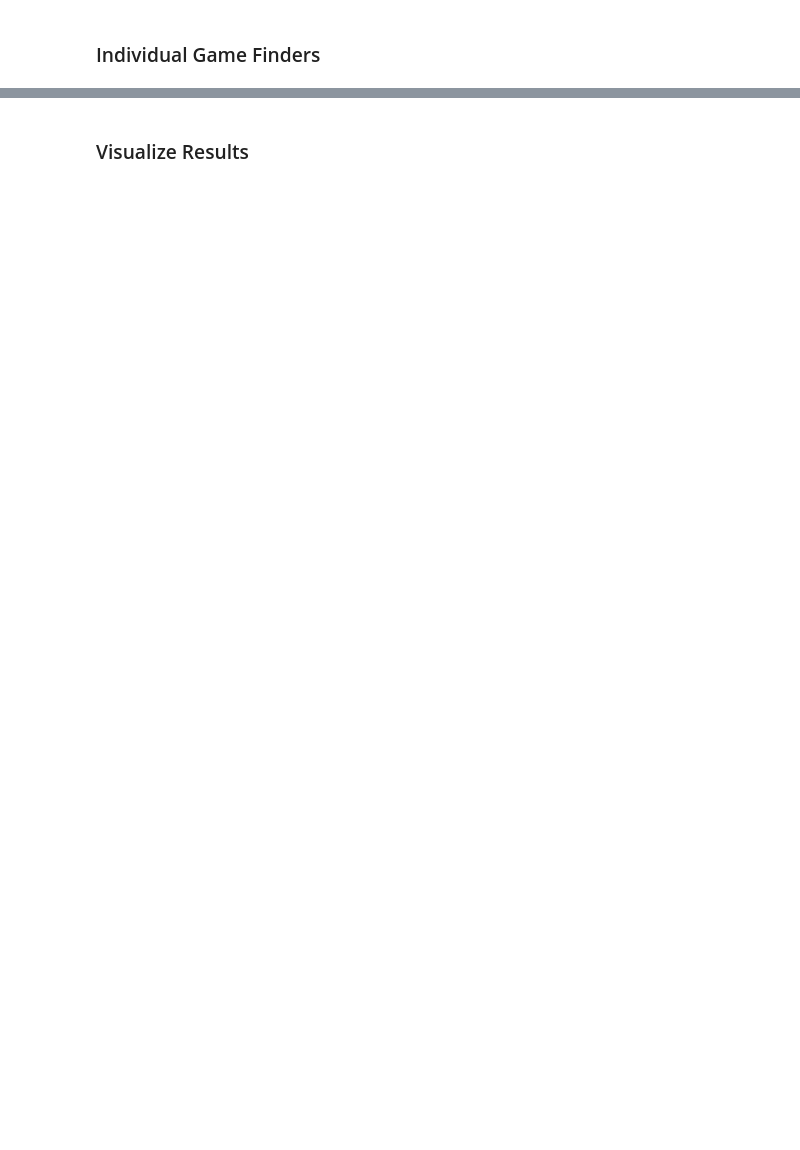
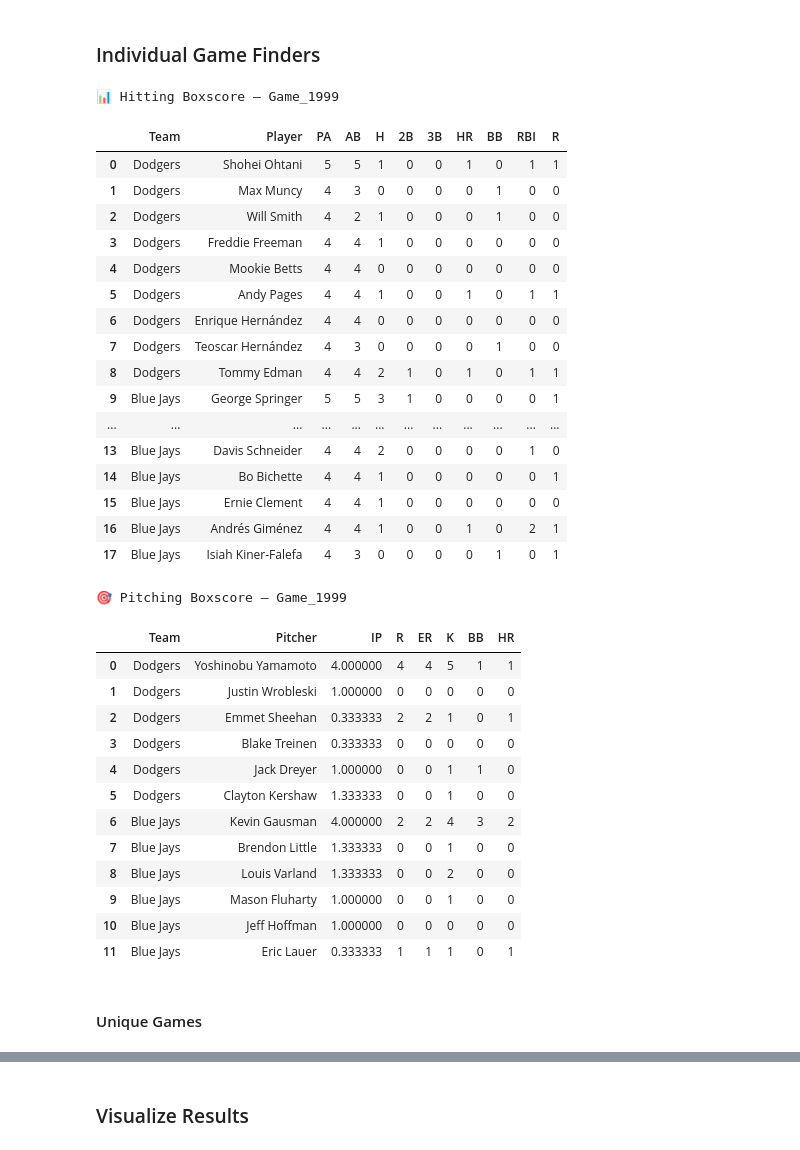
Before and after one commit to bwoodrum3/ws_2025_monte_carlo, a Jupyter notebook: 02_explore_results.ipynb, the cells around one changed output, grey strips where cells are left out. Saved outputs shown, nothing was run; the diff lists cells and outputs as text; code cells hidden in the pictures; blank space fills up the shorter version.

Commit message:
Basic functioning version
Still a few bugs, and no pinch hitting or injury code. I would also like to have SPs going deeper, but this is pretty close for now.

```diff
--- a/02_explore_results.ipynb
+++ b/02_explore_results.ipynb
@@ -262,24 +262,26 @@ import copy
 import pandas as pd
 from sim import simulate_game
 
-n_sims = 1000
+# --- Config ---
+n_sims = 2000  # reduced for quicker run
 all_results = []
 hitting_boxscores = {}
 pitching_boxscores = {}
+inning_boxscores = {}  # 🆕 collect inning-by-inning boxscores
 
+# --- Simulation Loop ---
 for i in range(n_sims):
-    t1 = copy.deepcopy(team_bluejays)
-    t2 = copy.deepcopy(team_dodgers)
+    t1 = copy.deepcopy(team_dodgers)
+    t2 = copy.deepcopy(team_bluejays)
 
-    # Unpack all three return values
-    score, hit_df, pit_df, log_df = simulate_game(
+    # Unpack all return values (now includes box_df)
+    score, hit_df, pit_df, log_df, box_df = simulate_game(
         team1=t1,
         team2=t2,
         hitter_probs=hitter_probs,
         pitcher_probs=pitcher_probs,
         verbose=False
     )
-
 
     game_id = f"Game_{i+1}"
     all_results.append({
@@ -289,14 +291,20 @@ for i in range(n_sims):
         "winner": "Blue Jays" if score["Blue Jays"] > score["Dodgers"] else "Dodgers"
     })
 
-    # Save full boxscores for both hitting and pitching
+    # Store all boxscores
     hitting_boxscores[game_id] = hit_df
     pitching_boxscores[game_id] = pit_df
+    inning_boxscores[game_id] = box_df  # 🆕
 
-# Convert summary results into a DataFrame
+# --- Summary DataFrames ---
 results_df = pd.DataFrame(all_results)
 
-# Display win percentages
-display(results_df["winner"].value_counts(normalize=True))
+# --- Combine all inning boxscores into one master table ---
+all_boxes = pd.concat(
+    [df.assign(game_id=gid) for gid, df in inning_boxscores.items()],
+    ignore_index=True
+)
 
-print(f"✅ Completed {n_sims} simulations.")
+# Move game_id + team columns to front if they exist
+cols = ["game_id", "team"] + [c for c in all_boxes.columns if c not in ["game_id", "team"]]
+all_boxes = all_boxes[cols]
@@ -311,11 +349,45 @@ results_df[(results_df["Blue Jays"] - results_df["Dodgers"]) >= 10.head()
 # %% [markdown]
 ### Individual Game Finders
 # %%
-# Biggest Jays Blowout Win
-game_id = "Game_4"
+game_id = "Game_1999"
 
 print(f"📊 Hitting Boxscore – {game_id}")
 display(hitting_boxscores[game_id])
 
 print(f"\n🎯 Pitching Boxscore – {game_id}")
 display(pitching_boxscores[game_id])
+# %% [output]
+📊 Hitting Boxscore – Game_1999
+|  | Team | Player | PA | AB | H | 2B | 3B | HR | BB | RBI | R |
+| 0 | Dodgers | Shohei Ohtani | 5 | 5 | 1 | 0 | 0 | 1 | 0 | 1 | 1 |
+| 1 | Dodgers | Max Muncy | 4 | 3 | 0 | 0 | 0 | 0 | 1 | 0 | 0 |
+| 2 | Dodgers | Will Smith | 4 | 2 | 1 | 0 | 0 | 0 | 1 | 0 | 0 |
+| 3 | Dodgers | Freddie Freeman | 4 | 4 | 1 | 0 | 0 | 0 | 0 | 0 | 0 |
+| 4 | Dodgers | Mookie Betts | 4 | 4 | 0 | 0 | 0 | 0 | 0 | 0 | 0 |
+| 5 | Dodgers | Andy Pages | 4 | 4 | 1 | 0 | 0 | 1 | 0 | 1 | 1 |
+| 6 | Dodgers | Enrique Hernández | 4 | 4 | 0 | 0 | 0 | 0 | 0 | 0 | 0 |
+| 7 | Dodgers | Teoscar Hernández | 4 | 3 | 0 | 0 | 0 | 0 | 1 | 0 | 0 |
+| 8 | Dodgers | Tommy Edman | 4 | 4 | 2 | 1 | 0 | 1 | 0 | 1 | 1 |
+| 9 | Blue Jays | George Springer | 5 | 5 | 3 | 1 | 0 | 0 | 0 | 0 | 1 |
+| ... | ... | ... | ... | ... | ... | ... | ... | ... | ... | ... | ... |
+| 13 | Blue Jays | Davis Schneider | 4 | 4 | 2 | 0 | 0 | 0 | 0 | 1 | 0 |
+| 14 | Blue Jays | Bo Bichette | 4 | 4 | 1 | 0 | 0 | 0 | 0 | 0 | 1 |
+| 15 | Blue Jays | Ernie Clement | 4 | 4 | 1 | 0 | 0 | 0 | 0 | 0 | 0 |
+| 16 | Blue Jays | Andrés Giménez | 4 | 4 | 1 | 0 | 0 | 1 | 0 | 2 | 1 |
+| 17 | Blue Jays | Isiah Kiner-Falefa | 4 | 3 | 0 | 0 | 0 | 0 | 1 | 0 | 1 |
+🎯 Pitching Boxscore – Game_1999
+|  | Team | Pitcher | IP | R | ER | K | BB | HR |
+| 0 | Dodgers | Yoshinobu Yamamoto | 4.000000 | 4 | 4 | 5 | 1 | 1 |
+| 1 | Dodgers | Justin Wrobleski | 1.000000 | 0 | 0 | 0 | 0 | 0 |
+| 2 | Dodgers | Emmet Sheehan | 0.333333 | 2 | 2 | 1 | 0 | 1 |
+| 3 | Dodgers | Blake Treinen | 0.333333 | 0 | 0 | 0 | 0 | 0 |
+| 4 | Dodgers | Jack Dreyer | 1.000000 | 0 | 0 | 1 | 1 | 0 |
+| 5 | Dodgers | Clayton Kershaw | 1.333333 | 0 | 0 | 1 | 0 | 0 |
+| 6 | Blue Jays | Kevin Gausman | 4.000000 | 2 | 2 | 4 | 3 | 2 |
+| 7 | Blue Jays | Brendon Little | 1.333333 | 0 | 0 | 1 | 0 | 0 |
+| 8 | Blue Jays | Louis Varland | 1.333333 | 0 | 0 | 2 | 0 | 0 |
+| 9 | Blue Jays | Mason Fluharty | 1.000000 | 0 | 0 | 1 | 0 | 0 |
+| 10 | Blue Jays | Jeff Hoffman | 1.000000 | 0 | 0 | 0 | 0 | 0 |
+| 11 | Blue Jays | Eric Lauer | 0.333333 | 1 | 1 | 1 | 0 | 1 |
+# %% [markdown]
+#### Unique Games
```
Also changed, not shown: parts of 9 cells of this notebook, 8 other files.
